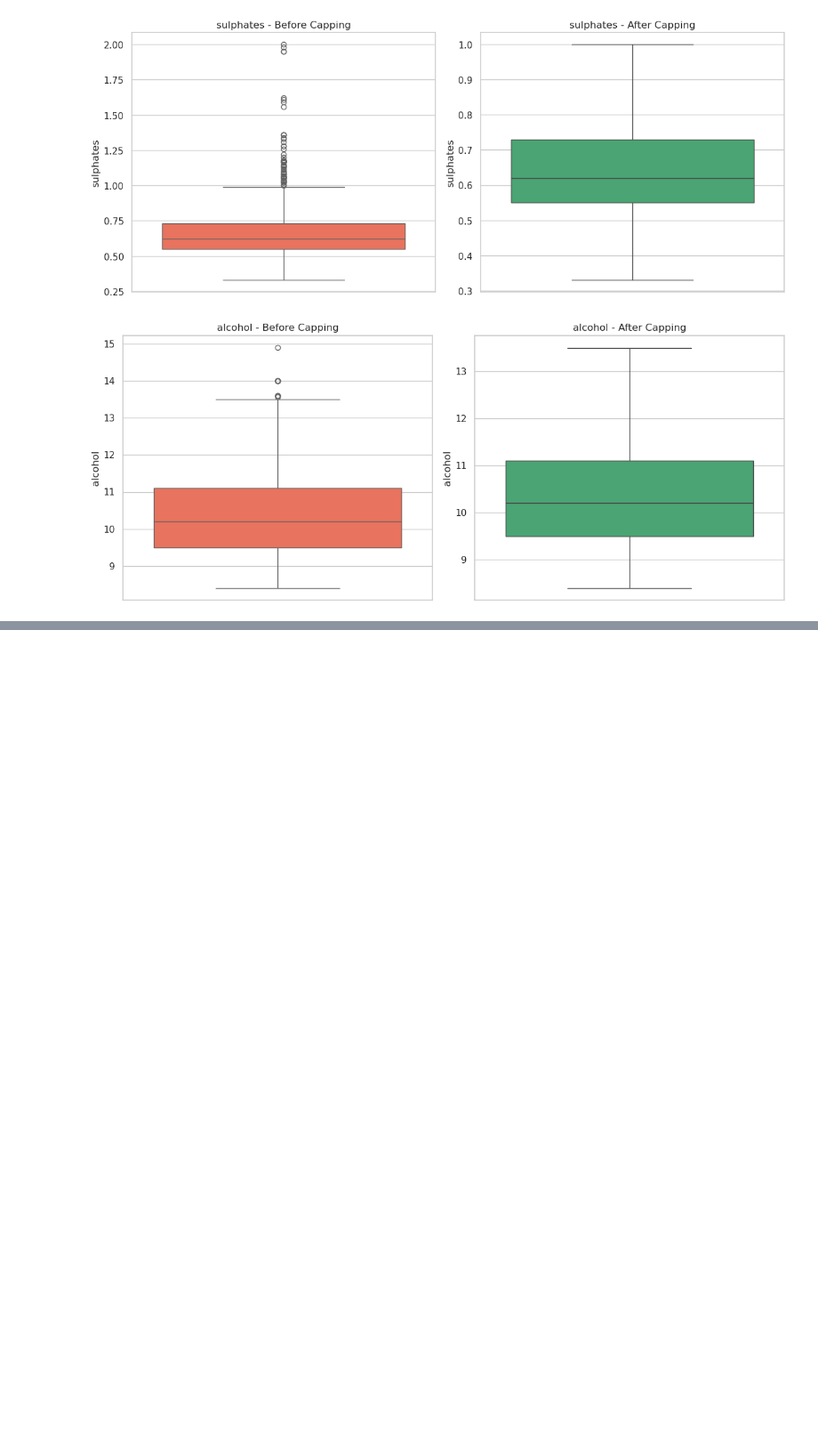
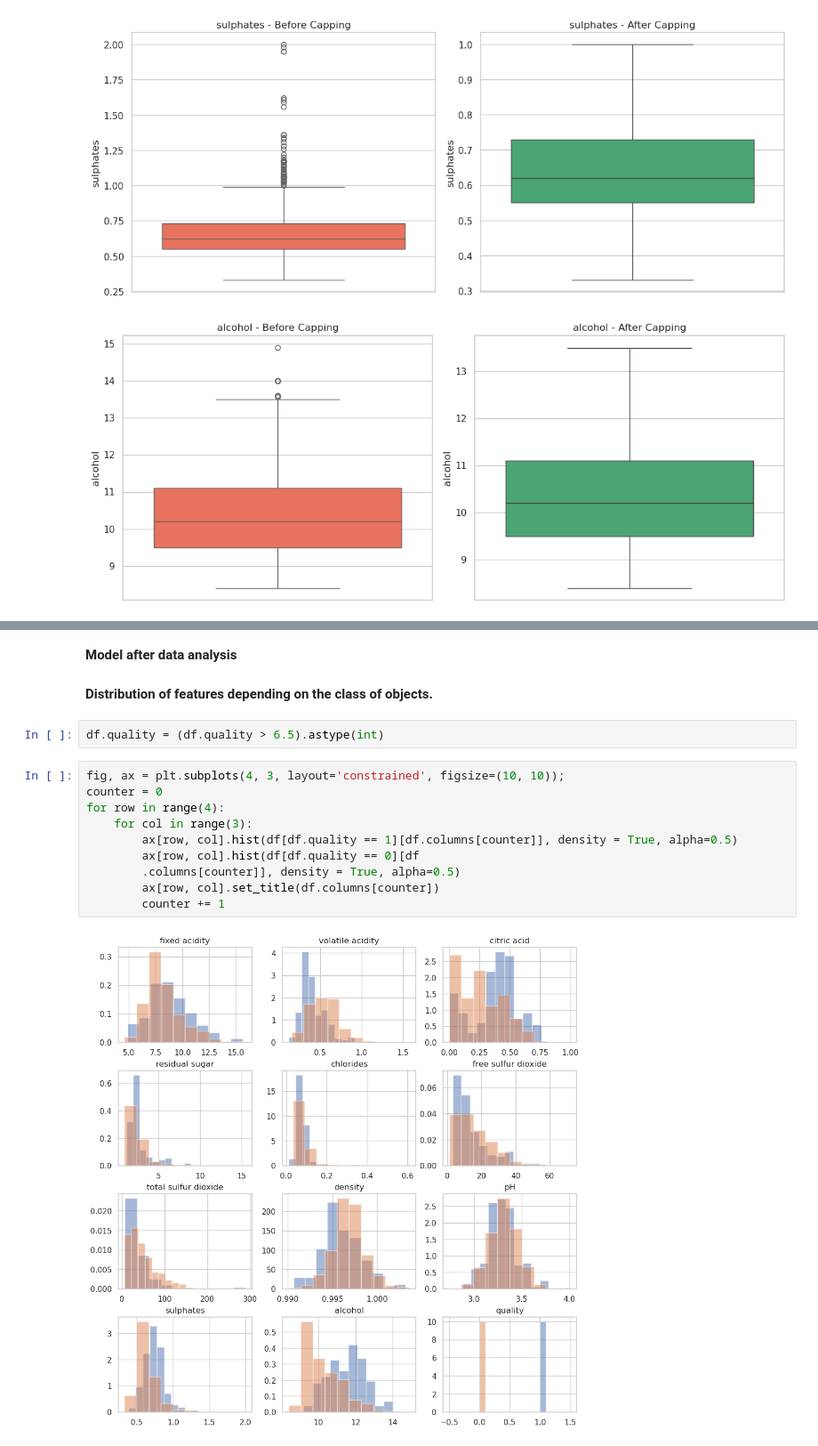
Before and after one commit to SherinDZerogithub/ML-Wine-Predicting-Model-CS1, a Jupyter notebook: wine_quality_predicting_model/notebooks/FC211017_ChamodiThennakon/xgboost.ipynb, the cells around one changed output, grey strips where cells are left out. Shown at 89% size. Drawn from its saved outputs; the diff is of its cells as text; blank space fills up the shorter version.

```diff
--- a/wine_quality_predicting_model/notebooks/FC211017_ChamodiThennakon/xgboost.ipynb
+++ b/wine_quality_predicting_model/notebooks/FC211017_ChamodiThennakon/xgboost.ipynb
@@ -134,0 +261,18 @@ plot_boxplots_before_after(df, df_capped, numeric_cols)
+# %% [markdown]
+**Model after data analysis**
+# %% [markdown]
+**Distribution of features depending on the class of objects.**
+# %%
+df.quality = (df.quality > 6.5).astype(int)
+# %%
+fig, ax = plt.subplots(4, 3, layout='constrained', figsize=(10, 10));
+counter = 0
+for row in range(4):
+    for col in range(3):
+        ax[row, col].hist(df[df.quality == 1][df.columns[counter]], density = True, alpha=0.5)
+        ax[row, col].hist(df[df.quality == 0][df
+        .columns[counter]], density = True, alpha=0.5)
+        ax[row, col].set_title(df.columns[counter])
+        counter += 1
+# %% [output]
+[figure, added]
```
Also changed, not shown: parts of 33 cells of this notebook, 4 other files.
